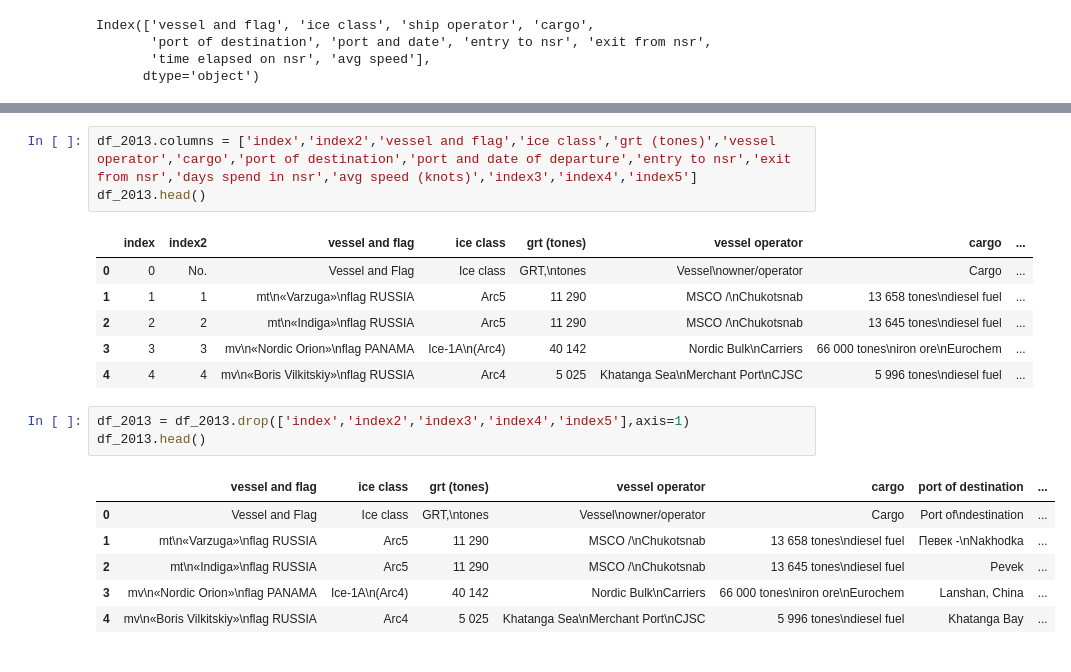
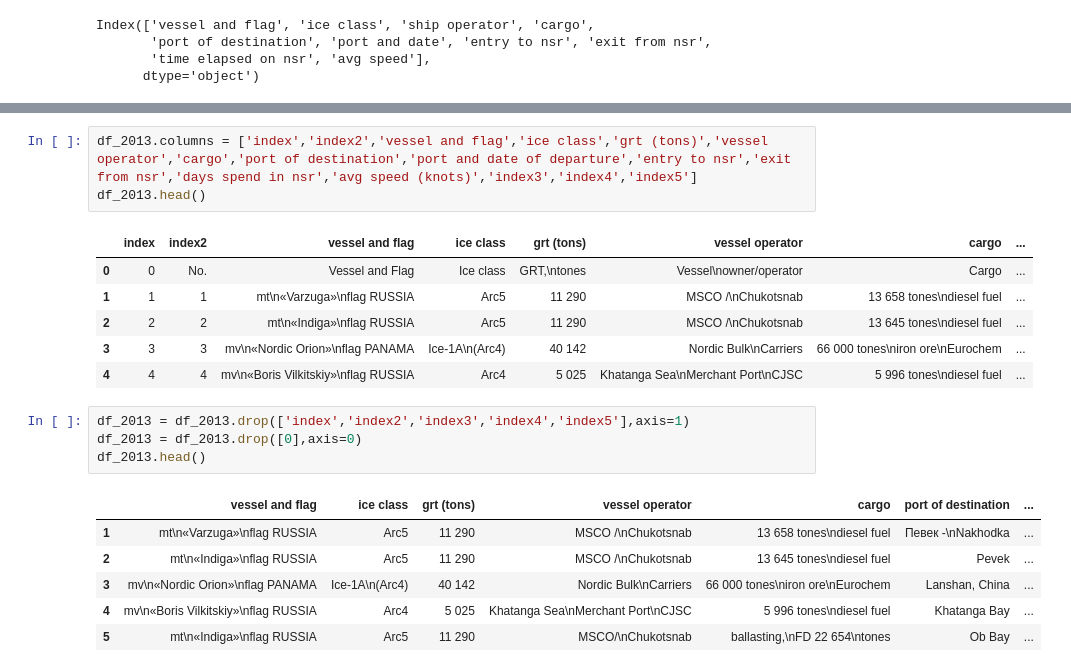
Before and after one commit to csmith454/nsr-project, a Jupyter notebook: nsr_data_wrangling.ipynb, the cells around one changed output, grey strips where cells are left out. Drawn from its saved outputs; the diff is of its cells as text.

```diff
--- a/nsr_data_wrangling.ipynb
+++ b/nsr_data_wrangling.ipynb
@@ -300,10 +332,10 @@ df_2013.tail()
 | 75 | 75 | 67 | mv «HHL Lagos»\nflag Antigua and\... | Ice 1A\n(Arc4) | 17 644 | Hansa Heavylift | 3 000 tones\ngeneral cargo | Vladivostok | СПб\n25.10.13\n23:00 | 03.11.13\n14:00\nc. Zhelaniya | 17.11.13\n09:30\nc. Dezhnev | ... |
 | 76 | 76 | 68 | mv «Yuri\nArshenevsky» | Arc7 | 18 574 | MSCO | ballasting,\nFD 33 944 | Arkhangelsk | Pevek\n06.11.13 | 06.11.13\n16:00 | 17.11.13\n07:40 | ... |
 # %%
-df_2013.columns = ['index','index2','vessel and flag','ice class','grt (tones)','vessel operator','cargo','port of destination','port and date of departure','entry to nsr','exit from nsr','days spend in nsr','avg speed (knots)','index3','index4','index5']
+df_2013.columns = ['index','index2','vessel and flag','ice class','grt (tons)','vessel operator','cargo','port of destination','port and date of departure','entry to nsr','exit from nsr','days spend in nsr','avg speed (knots)','index3','index4','index5']
 df_2013.head()
 # %% [output]
-|  | index | index2 | vessel and flag | ice class | grt (tones) | vessel operator | cargo | ... |
+|  | index | index2 | vessel and flag | ice class | grt (tons) | vessel operator | cargo | ... |
 | 0 | 0 | No. | Vessel and Flag | Ice class | GRT,\ntones | Vessel\nowner/operator | Cargo | ... |
 | 1 | 1 | 1 | mt\n«Varzuga»\nflag RUSSIA | Arc5 | 11 290 | MSCO /\nChukotsnab | 13 658 tones\ndiesel fuel | ... |
 | 2 | 2 | 2 | mt\n«Indiga»\nflag RUSSIA | Arc5 | 11 290 | MSCO /\nChukotsnab | 13 645 tones\ndiesel fuel | ... |
@@ -311,11 +343,12 @@ df_2013.head()
 | 4 | 4 | 4 | mv\n«Boris Vilkitskiy»\nflag RUSSIA | Arc4 | 5 025 | Khatanga Sea\nMerchant Port\nCJSC | 5 996 tones\ndiesel fuel | ... |
 # %%
 df_2013 = df_2013.drop(['index','index2','index3','index4','index5'],axis=1)
+df_2013 = df_2013.drop([0],axis=0)
 df_2013.head()
 # %% [output]
-|  | vessel and flag | ice class | grt (tones) | vessel operator | cargo | port of destination | ... |
-| 0 | Vessel and Flag | Ice class | GRT,\ntones | Vessel\nowner/operator | Cargo | Port of\ndestination | ... |
+|  | vessel and flag | ice class | grt (tons) | vessel operator | cargo | port of destination | ... |
 | 1 | mt\n«Varzuga»\nflag RUSSIA | Arc5 | 11 290 | MSCO /\nChukotsnab | 13 658 tones\ndiesel fuel | Певек -\nNakhodka | ... |
 | 2 | mt\n«Indiga»\nflag RUSSIA | Arc5 | 11 290 | MSCO /\nChukotsnab | 13 645 tones\ndiesel fuel | Pevek | ... |
 | 3 | mv\n«Nordic Orion»\nflag PANAMA | Ice-1A\n(Arc4) | 40 142 | Nordic Bulk\nCarriers | 66 000 tones\niron ore\nEurochem | Lanshan, China | ... |
 | 4 | mv\n«Boris Vilkitskiy»\nflag RUSSIA | Arc4 | 5 025 | Khatanga Sea\nMerchant Port\nCJSC | 5 996 tones\ndiesel fuel | Khatanga Bay | ... |
+| 5 | mt\n«Indiga»\nflag RUSSIA | Arc5 | 11 290 | MSCO/\nChukotsnab | ballasting,\nFD 22 654\ntones | Ob Bay | ... |
```
Also changed, not shown: parts of 7 cells of this notebook.
